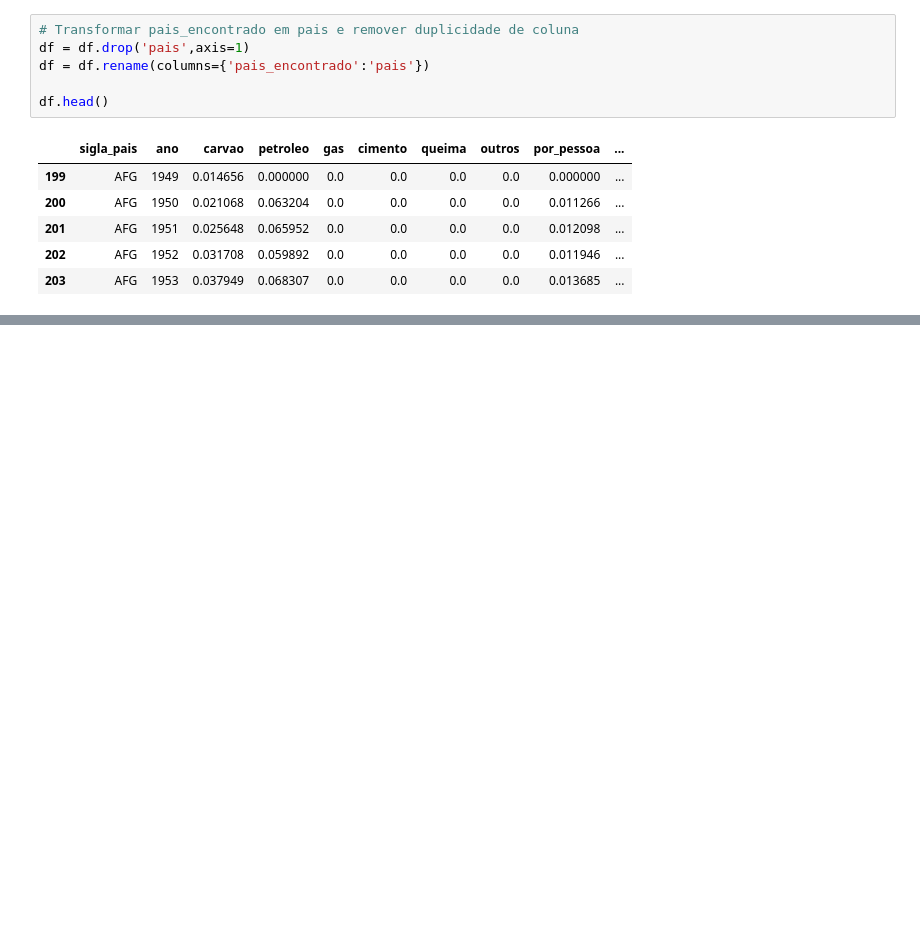
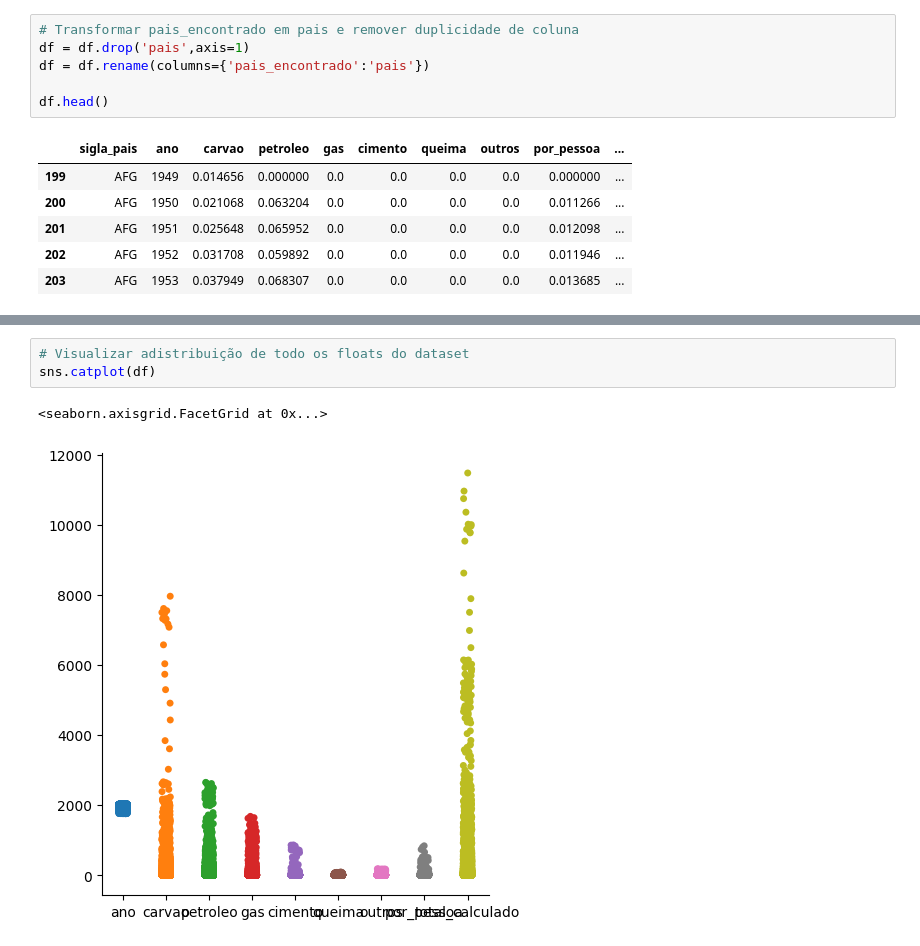
Before and after one commit to Patrick-Setubal/Data_Science_Analytics, a Jupyter notebook: puc/sprint1/sprint1.ipynb, the cells around one changed output, grey strips where cells are left out. Drawn from its saved outputs; the diff is of its cells as text; blank space fills up the shorter version.

```diff
--- a/puc/sprint1/sprint1.ipynb
+++ b/puc/sprint1/sprint1.ipynb
@@ -530,0 +541,6 @@ df.head()
+# %%
+# Visualizar adistribuição de todo os floats do dataset
+sns.catplot(df)
+# %% [output]
+<seaborn.axisgrid.FacetGrid at 0x...>
+[figure, added]
```
Also changed, not shown: parts of 18 cells of this notebook.
